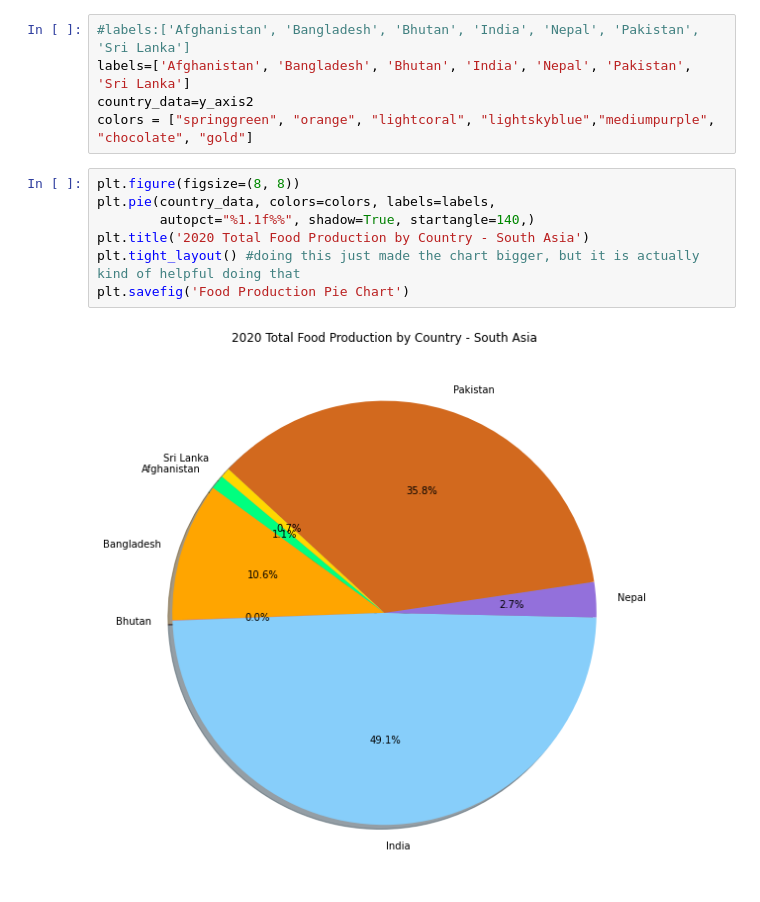
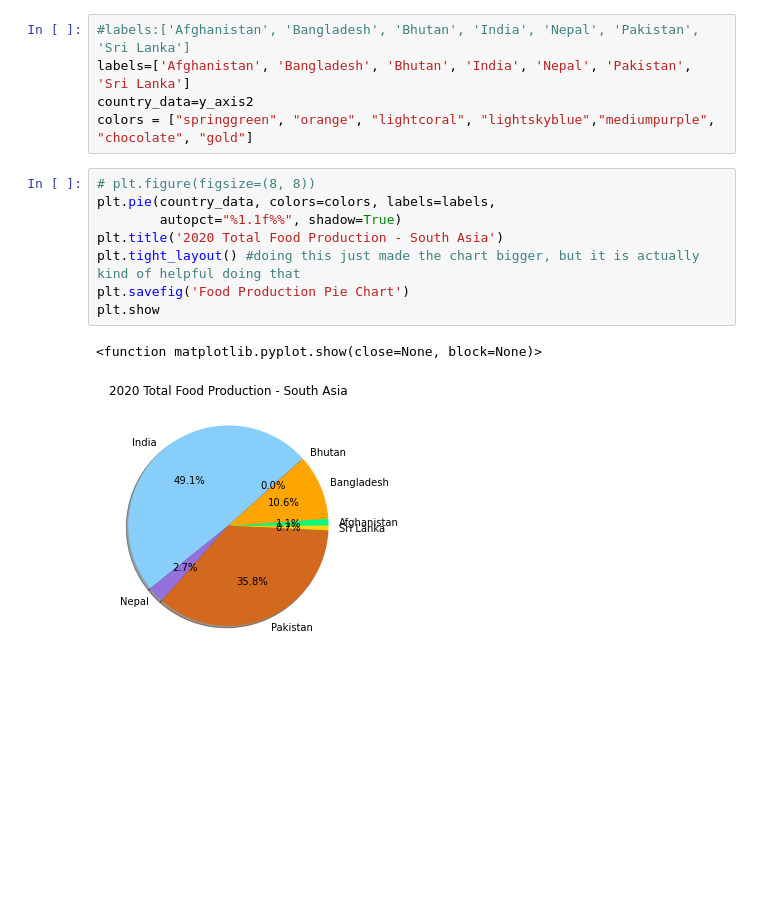
Before and after one commit to jeffbrown961/Project-1, a Jupyter notebook: Jeff_Portion.ipynb, the cells around one changed output. Drawn from its saved outputs; the diff is of its cells as text; blank space fills up the shorter version.

```diff
--- a/Jeff_Portion.ipynb
+++ b/Jeff_Portion.ipynb
@@ -189,11 +189,13 @@ labels=['Afghanistan', 'Bangladesh', 'Bhutan', 'India', 'Nepal', 'Pakistan', 'Sr
 country_data=y_axis2
 colors = ["springgreen", "orange", "lightcoral", "lightskyblue","mediumpurple", "chocolate", "gold"]
 # %%
-plt.figure(figsize=(8, 8))
+# plt.figure(figsize=(8, 8))
 plt.pie(country_data, colors=colors, labels=labels,
-        autopct="%1.1f%%", shadow=True, startangle=140,)
-plt.title('2020 Total Food Production by Country - South Asia')
+        autopct="%1.1f%%", shadow=True)
+plt.title('2020 Total Food Production - South Asia')
 plt.tight_layout() #doing this just made the chart bigger, but it is actually kind of helpful doing that
 plt.savefig('Food Production Pie Chart')
+plt.show
 # %% [output]
+<function matplotlib.pyplot.show(close=None, block=None)>
-[figure, old version]
+[figure, new version]
```
Also changed, not shown: 3 other files.
